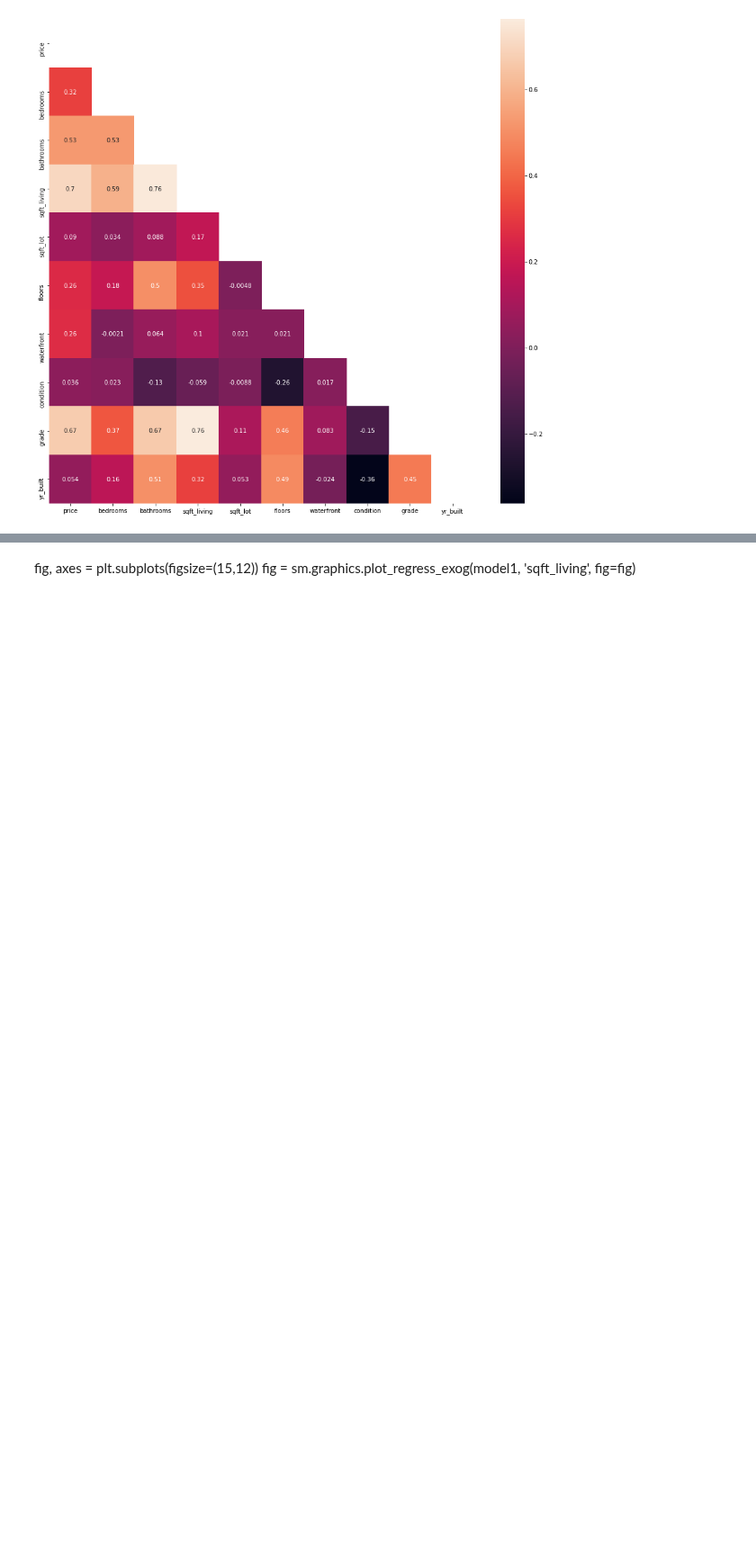
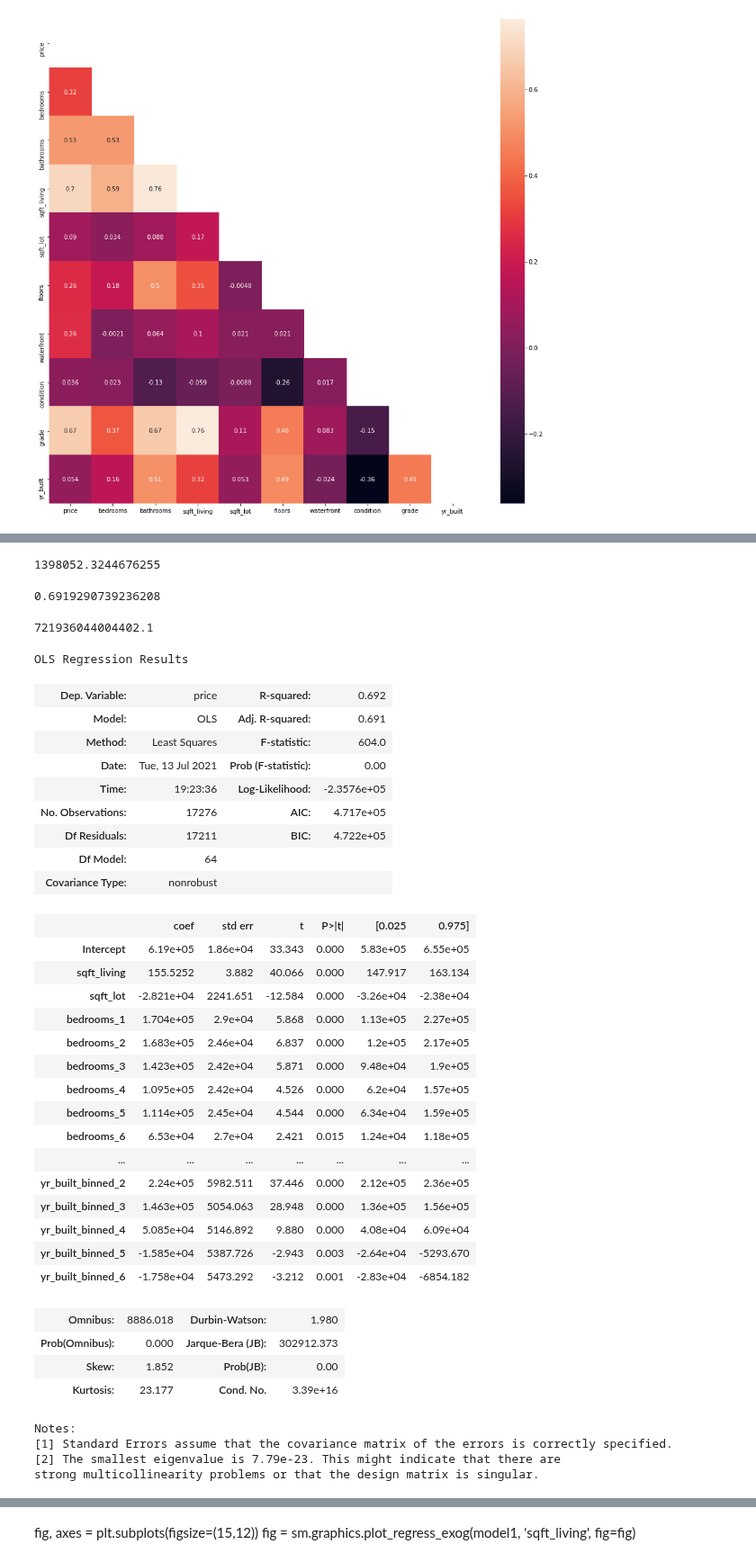
Before and after one commit to miazfryer/King_County_Regression, a Jupyter notebook: Mia.ipynb, the cells around one changed output, grey strips where cells are left out. Shown at 90% size. Saved outputs shown, nothing was run; the diff lists cells and outputs as text; code cells hidden in the pictures; blank space fills up the shorter version.

```diff
--- a/Mia.ipynb
+++ b/Mia.ipynb
@@ -619,0 +478,6 @@ Notes:
+# %%
+x_train2 = pd.concat([x_train_living, dummies_encoded_train], axis=1)
+# %%
+linreg2_t = LinearRegression()
+linreg2_t.fit(x_train2, y_train)
+linreg2_t.score(x_train2, y_train)
@@ -619,0 +486,4 @@ Notes:
+# %%
+model = LinearRegression()
+model.fit(x_train_final, y_train)
+cross_val_score(model,x_train_final, y_train, cv=5)
@@ -619,0 +492,12 @@ Notes:
+# %%
+splitter = ShuffleSplit(n_splits=5, test_size=0.25, random_state=0)
+testmodel = LinearRegression()
+
+# Instantiate and fit the selector
+selector = RFECV(testmodel, cv=splitter)
+selector.fit(x_train_final,y_train)
+
+# Print the results
+print("Was the column selected?")
+for index, col in enumerate(x_train_final.columns):
+    print(f"{col}: {selector.support_[index]}")
@@ -619,0 +548,56 @@ Notes:
+# %%
+print(estimators.intercept_)
+# %% [output]
+1398052.3244676255
+# %%
+print(estimators.score(x_train_final[selected_columns],y_train))
+# %% [output]
+0.6919290739236208
+# %%
+yhat = linreg.predict(x_train_final[selected_columns])
+SS_Residual = np.sum((y_train-yhat)**2)
+SS_Residual
+# %% [output]
+721936044004402.1
+# %%
+outcome = 'price'
+predictors = x_train_final
+pred_sum = '+'.join(predictors.columns)
+formula = outcome + '~' + pred_sum
+model= ols(formula=formula, data=train_final).fit()
+model.summary()
+# %% [output]
+OLS Regression Results
+| Dep. Variable: | price | R-squared: | 0.692 |
+| Model: | OLS | Adj. R-squared: | 0.691 |
+| Method: | Least Squares | F-statistic: | 604.0 |
+| Date: | Tue, 13 Jul 2021 | Prob (F-statistic): | 0.00 |
+| Time: | 19:23:36 | Log-Likelihood: | -2.3576e+05 |
+| No. Observations: | 17276 | AIC: | 4.717e+05 |
+| Df Residuals: | 17211 | BIC: | 4.722e+05 |
+| Df Model: | 64 |  |  |
+| Covariance Type: | nonrobust |  |  |
+|  | coef | std err | t | P>|t| | [0.025 | 0.975] |
+| Intercept | 6.19e+05 | 1.86e+04 | 33.343 | 0.000 | 5.83e+05 | 6.55e+05 |
+| sqft_living | 155.5252 | 3.882 | 40.066 | 0.000 | 147.917 | 163.134 |
+| sqft_lot | -2.821e+04 | 2241.651 | -12.584 | 0.000 | -3.26e+04 | -2.38e+04 |
+| bedrooms_1 | 1.704e+05 | 2.9e+04 | 5.868 | 0.000 | 1.13e+05 | 2.27e+05 |
+| bedrooms_2 | 1.683e+05 | 2.46e+04 | 6.837 | 0.000 | 1.2e+05 | 2.17e+05 |
+| bedrooms_3 | 1.423e+05 | 2.42e+04 | 5.871 | 0.000 | 9.48e+04 | 1.9e+05 |
+| bedrooms_4 | 1.095e+05 | 2.42e+04 | 4.526 | 0.000 | 6.2e+04 | 1.57e+05 |
+| bedrooms_5 | 1.114e+05 | 2.45e+04 | 4.544 | 0.000 | 6.34e+04 | 1.59e+05 |
+| bedrooms_6 | 6.53e+04 | 2.7e+04 | 2.421 | 0.015 | 1.24e+04 | 1.18e+05 |
+| ... | ... | ... | ... | ... | ... | ... |
+| yr_built_binned_2 | 2.24e+05 | 5982.511 | 37.446 | 0.000 | 2.12e+05 | 2.36e+05 |
+| yr_built_binned_3 | 1.463e+05 | 5054.063 | 28.948 | 0.000 | 1.36e+05 | 1.56e+05 |
+| yr_built_binned_4 | 5.085e+04 | 5146.892 | 9.880 | 0.000 | 4.08e+04 | 6.09e+04 |
+| yr_built_binned_5 | -1.585e+04 | 5387.726 | -2.943 | 0.003 | -2.64e+04 | -5293.670 |
+| yr_built_binned_6 | -1.758e+04 | 5473.292 | -3.212 | 0.001 | -2.83e+04 | -6854.182 |
+| Omnibus: | 8886.018 | Durbin-Watson: | 1.980 |
+| Prob(Omnibus): | 0.000 | Jarque-Bera (JB): | 302912.373 |
+| Skew: | 1.852 | Prob(JB): | 0.00 |
+| Kurtosis: | 23.177 | Cond. No. | 3.39e+16 |
+Notes:
+[1] Standard Errors assume that the covariance matrix of the errors is correctly specified.
+[2] The smallest eigenvalue is 7.79e-23. This might indicate that there are
+strong multicollinearity problems or that the design matrix is singular.
```
Also changed, not shown: parts of 76 cells of this notebook.
